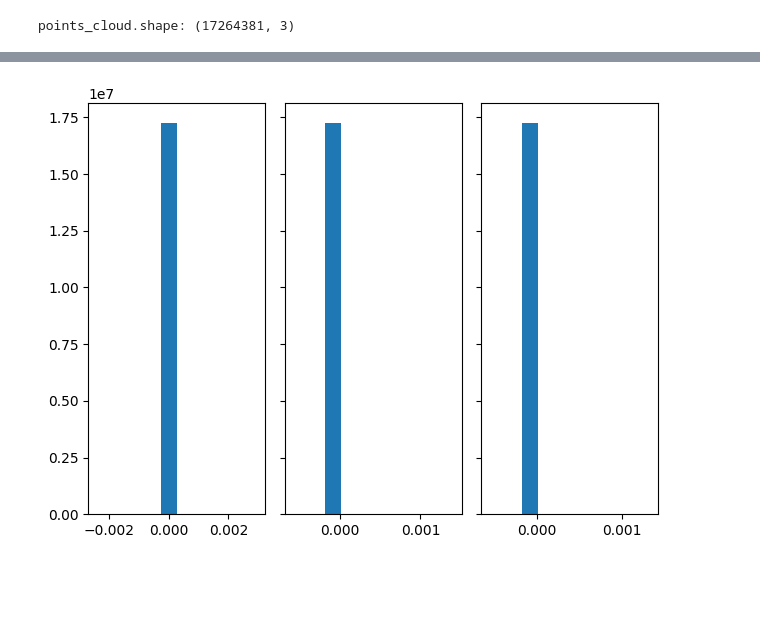
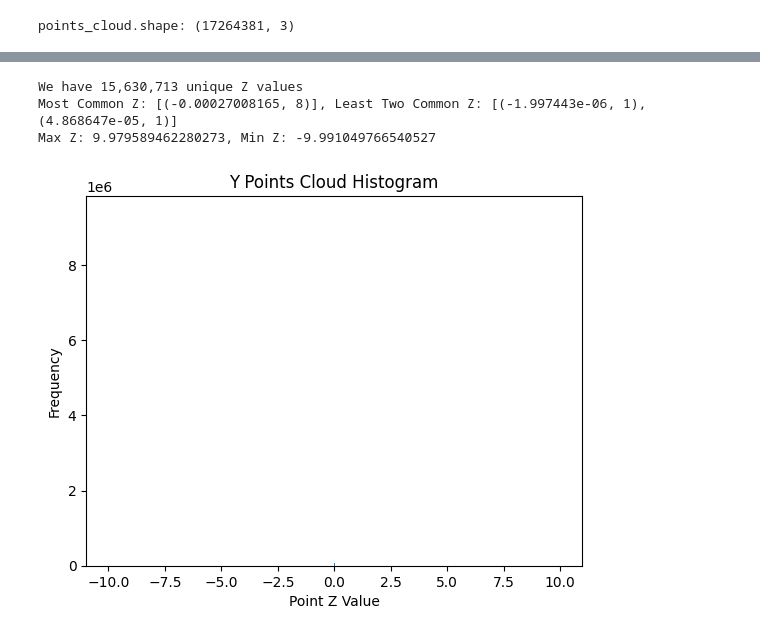
Before and after one commit to ZiadMansourM/photogrammetry, a Jupyter notebook: src/main.ipynb, the cells around one changed output, grey strips where cells are left out. Drawn from its saved outputs; the diff is of its cells as text; code cells hidden in the pictures; blank space fills up the shorter version.

```diff
--- a/src/main.ipynb
+++ b/src/main.ipynb
@@ -532,0 +585,16 @@ Z: -0.0005504331784322858 to 0.0013247078750282526
+# %%
+z_counter = {k: v for k, v in z_counter.items() if -10 < k < 10}
+z_counter = Counter(z_counter)
+print(f"We have {len(z_counter):,} unique Z values")
+print(f"Most Common Z: {z_counter.most_common(1)}, Least Two Common Z: {z_counter.most_common()[:-3:-1]}")
+print(f"Max Z: {max(z_counter)}, Min Z: {min(z_counter)}")
+plt.hist(list(z_counter.keys()), weights=list(z_counter.values()), bins=NUM_PINS, label='z-axis')
+plt.title('Y Points Cloud Histogram')
+plt.xlabel('Point Z Value')
+plt.ylabel('Frequency')
+plt.savefig('z_points_histo.png')
+# %% [output]
+We have 15,630,713 unique Z values
+Most Common Z: [(-0.00027008165, 8)], Least Two Common Z: [(-1.997443e-06, 1), (4.868647e-05, 1)]
+Max Z: 9.979589462280273, Min Z: -9.991049766540527
+[figure, added]
@@ -533,10 +643,8 @@ Z: -0.0005504331784322858 to 0.0013247078750282526
 # %%
-import matplotlib.pyplot as plt
-fig, axs = plt.subplots(1, 3, sharey=True, tight_layout=True)
-axs[0].hist(scaled_point_cloud[:, 0], bins=10)
-axs[1].hist(scaled_point_cloud[:, 1], bins=10)
-axs[2].hist(scaled_point_cloud[:, 2], bins=10)
-plt.show()
+# import matplotlib.pyplot as plt
+# fig, axs = plt.subplots(1, 3, sharey=True, tight_layout=True)
+# axs[0].hist(points_cloud[:, 0], bins=17_000_000)
+# axs[1].hist(points_cloud[:, 1], bins=17_000_000)
+# axs[2].hist(points_cloud[:, 2], bins=17_000_000)
+# plt.show()
-# %% [output]
-[figure, removed]
 # %%
```
Also changed, not shown: parts of 16 cells of this notebook.
